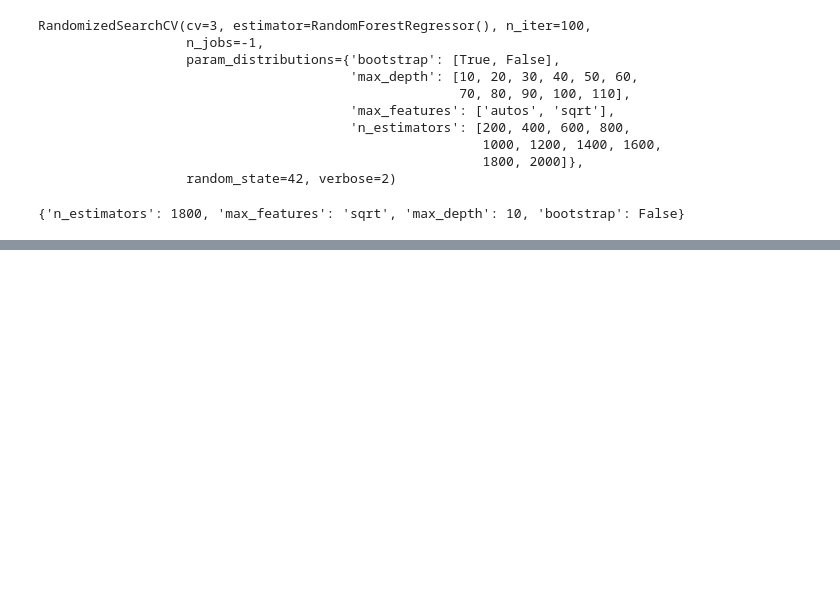
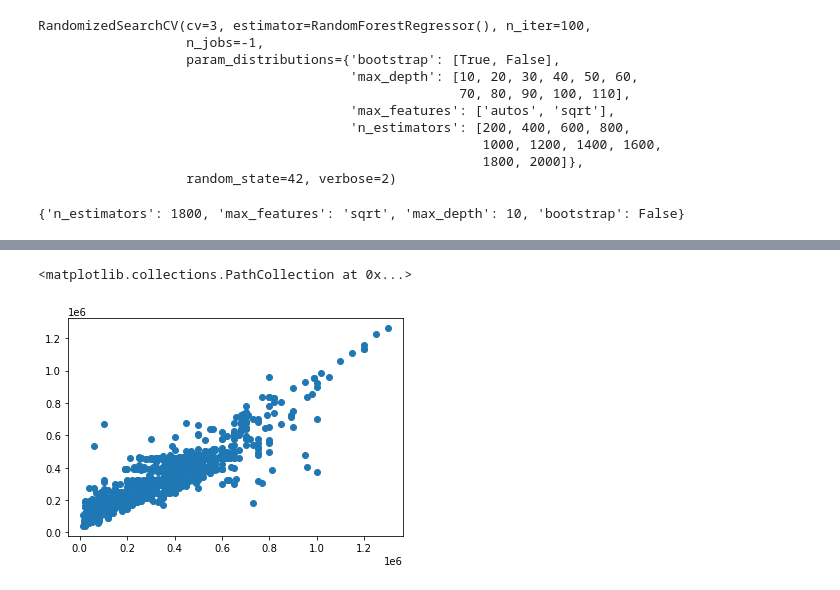
Before and after one commit to wodud2970/Data_Analysis, a Jupyter notebook: 데이터 분석/데이터분석 책/5-1 중고나라 휴대폰 거래가격 예측.ipynb, the cells around one changed output, grey strips where cells are left out. Saved outputs shown, nothing was run; the diff lists cells and outputs as text; code cells hidden in the pictures; blank space fills up the shorter version.

```diff
--- a/데이터 분석/데이터분석 책/5-1 중고나라 휴대폰 거래가격 예측.ipynb
+++ b/데이터 분석/데이터분석 책/5-1 중고나라 휴대폰 거래가격 예측.ipynb
@@ -718,0 +741,6 @@ R^2 train: 0.811, test: 0.804
+# %%
+#테스트 데이터의 y값과 예측된 y값을 산점도 그래프를 활용하여 상관광계를 살펴 본다
+plt.scatter(y_test.values, y_test_pred)
+# %% [output]
+<matplotlib.collections.PathCollection at 0x...>
+[figure, added]
```
Also changed, not shown: parts of 9 cells of this notebook, 2 other files.
